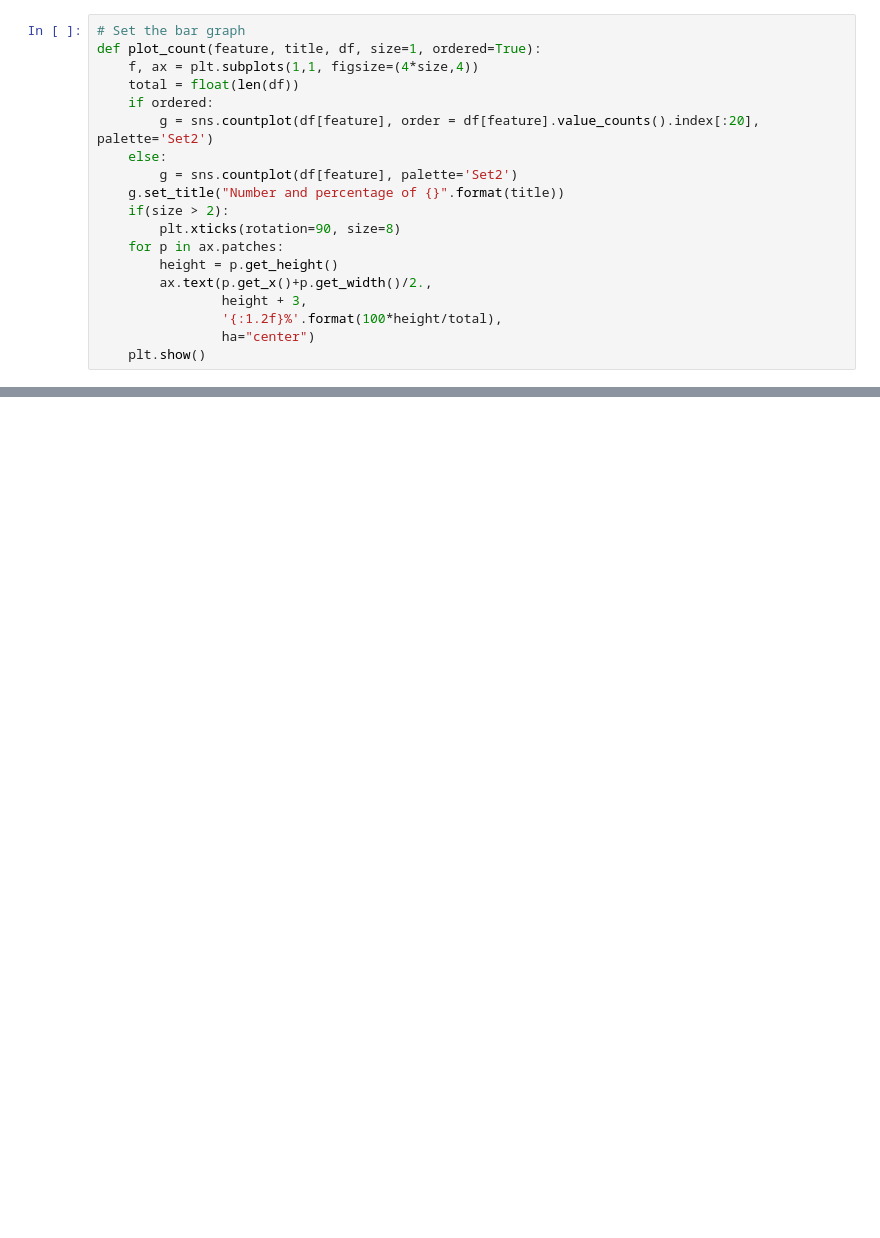
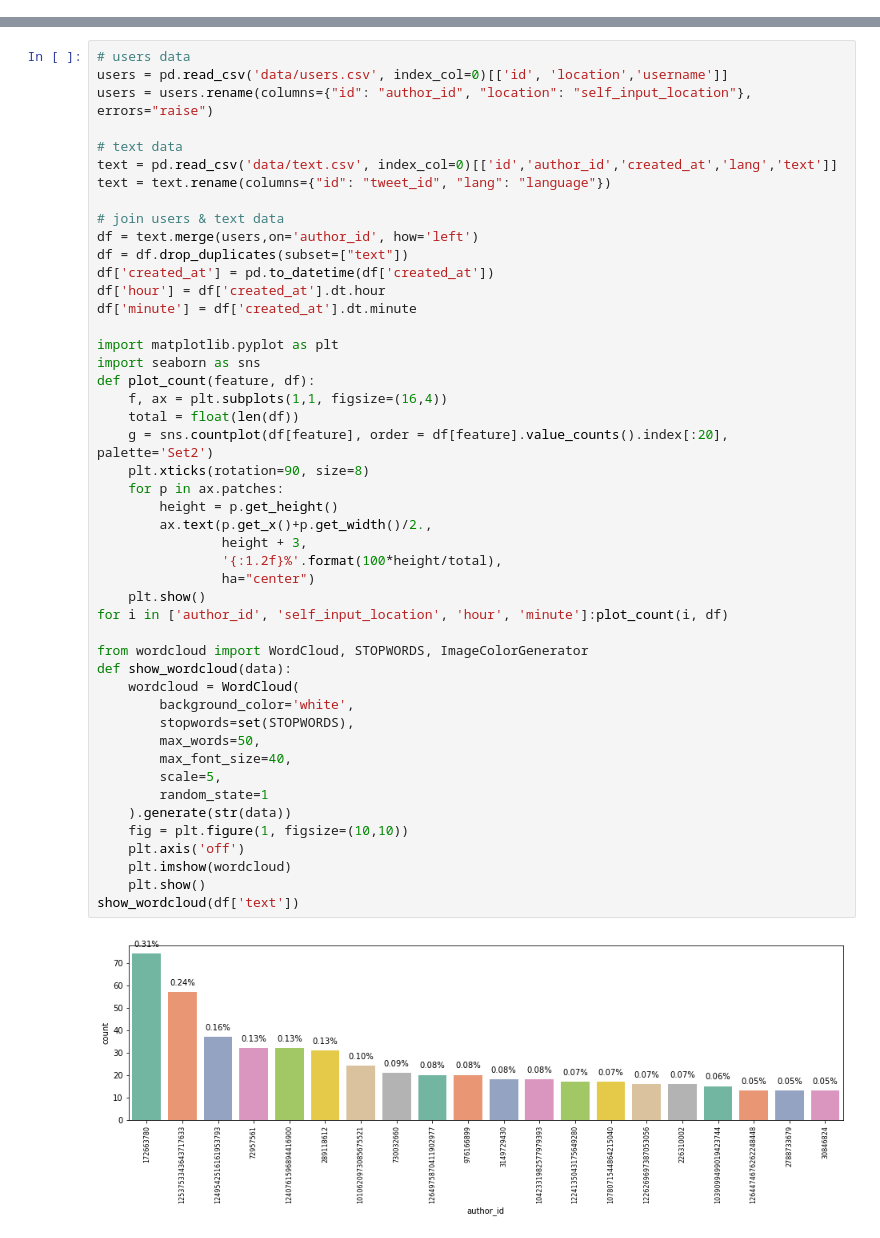
Before and after one commit to ellylinqiyang/covid_analysis, a Jupyter notebook: analysis_II.ipynb, the cells around one changed output, grey strips where cells are left out. Cells and saved outputs as stored; diff of their text form; blank space fills up the shorter version.

```diff
--- a/analysis_II.ipynb
+++ b/analysis_II.ipynb
@@ -300,19 +0,0 @@ most_frequent_values(df)
-# %%
-# Set the bar graph
-def plot_count(feature, title, df, size=1, ordered=True):
-    f, ax = plt.subplots(1,1, figsize=(4*size,4))
-    total = float(len(df))
-    if ordered:
-        g = sns.countplot(df[feature], order = df[feature].value_counts().index[:20], palette='Set2')
-    else:
-        g = sns.countplot(df[feature], palette='Set2')
-    g.set_title("Number and percentage of {}".format(title))
-    if(size > 2):
-        plt.xticks(rotation=90, size=8)
-    for p in ax.patches:
-        height = p.get_height()
-        ax.text(p.get_x()+p.get_width()/2.,
-                height + 3,
-                '{:1.2f}%'.format(100*height/total),
-                ha="center")
-    plt.show()
@@ -378,0 +28,49 @@ df.head()
+# %%
+# users data
+users = pd.read_csv('data/users.csv', index_col=0)[['id', 'location','username']]
+users = users.rename(columns={"id": "author_id", "location": "self_input_location"}, errors="raise")
+
+# text data
+text = pd.read_csv('data/text.csv', index_col=0)[['id','author_id','created_at','lang','text']]
+text = text.rename(columns={"id": "tweet_id", "lang": "language"})
+
+# join users & text data
+df = text.merge(users,on='author_id', how='left')
+df = df.drop_duplicates(subset=["text"])
+df['created_at'] = pd.to_datetime(df['created_at'])
+df['hour'] = df['created_at'].dt.hour
+df['minute'] = df['created_at'].dt.minute
+
+import matplotlib.pyplot as plt
+import seaborn as sns
+def plot_count(feature, df):
+    f, ax = plt.subplots(1,1, figsize=(16,4))
+    total = float(len(df))
+    g = sns.countplot(df[feature], order = df[feature].value_counts().index[:20], palette='Set2')
+    plt.xticks(rotation=90, size=8)
+    for p in ax.patches:
+        height = p.get_height()
+        ax.text(p.get_x()+p.get_width()/2.,
+                height + 3,
+                '{:1.2f}%'.format(100*height/total),
+                ha="center")
+    plt.show()
+for i in ['author_id', 'self_input_location', 'hour', 'minute']:plot_count(i, df)
+
+from wordcloud import WordCloud, STOPWORDS, ImageColorGenerator
+def show_wordcloud(data):
+    wordcloud = WordCloud(
+        background_color='white',
+        stopwords=set(STOPWORDS),
+        max_words=50,
+        max_font_size=40,
+        scale=5,
+        random_state=1
+    ).generate(str(data))
+    fig = plt.figure(1, figsize=(10,10))
+    plt.axis('off')
+    plt.imshow(wordcloud)
+    plt.show()
+show_wordcloud(df['text'])
+# %% [output]
+[figure, added]
```
Also changed, not shown: parts of 93 cells of this notebook.
